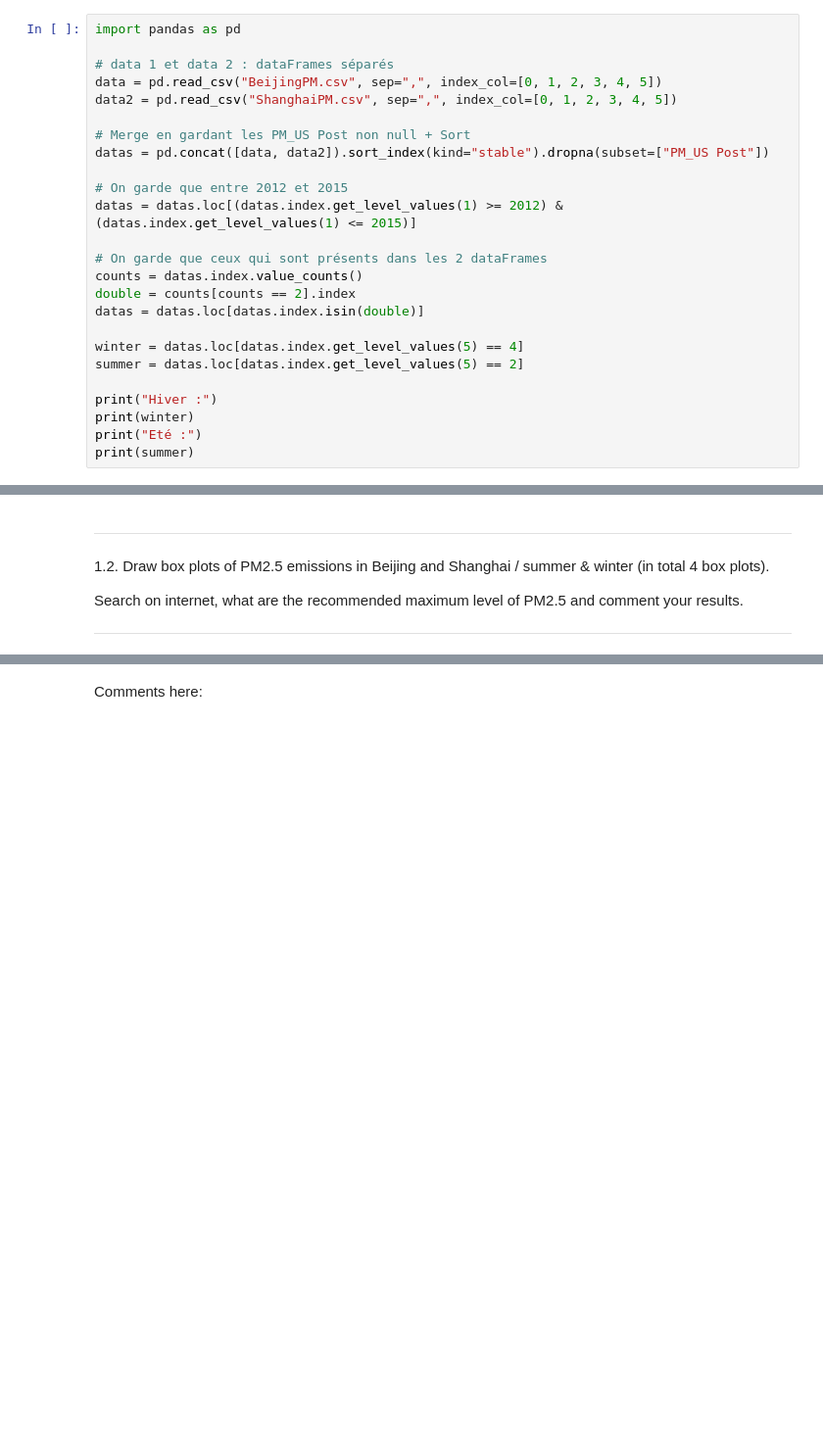
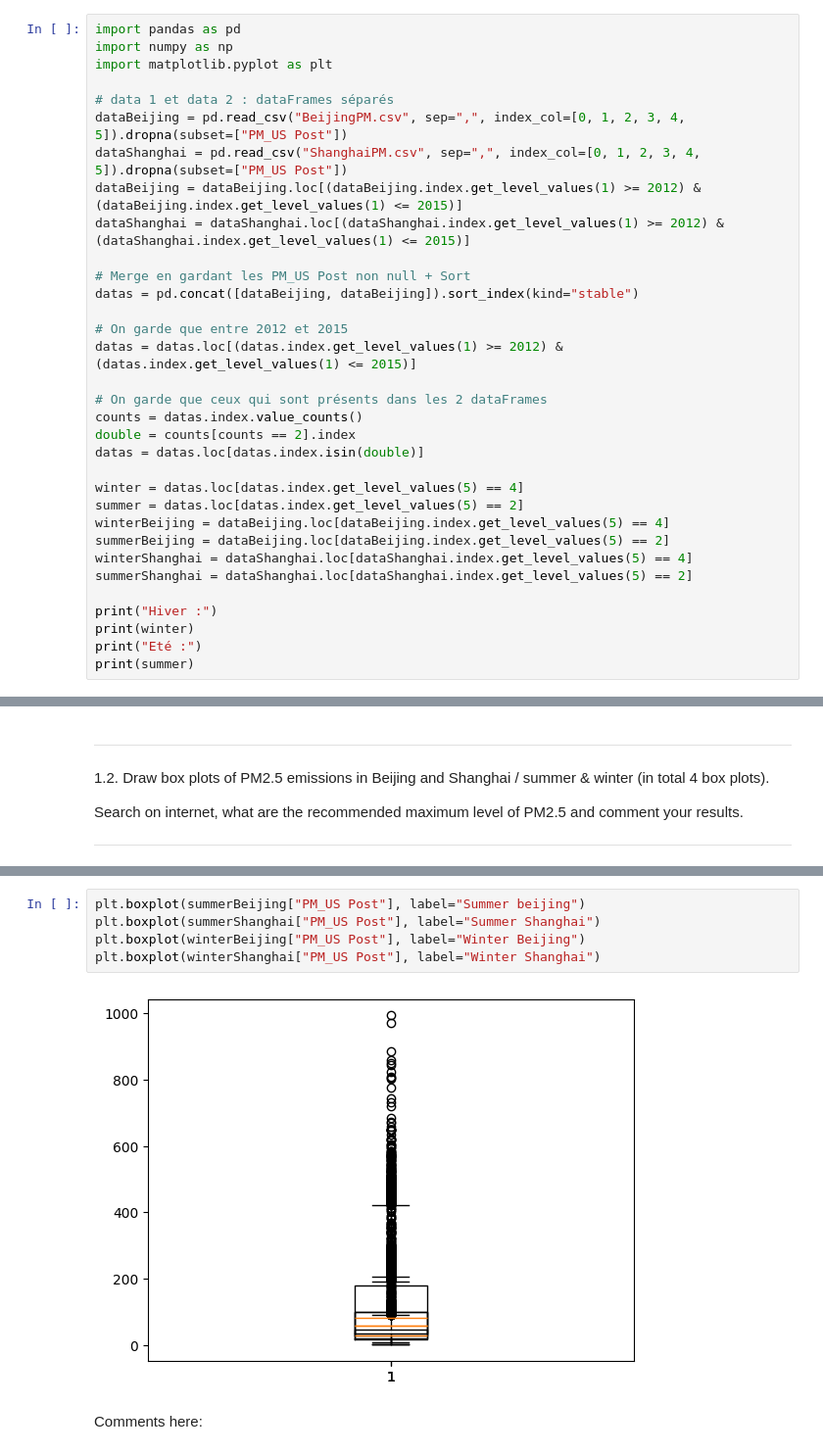
Before and after one commit to lurzullo/ht1, a Jupyter notebook: Hackathon 1.ipynb, the cells around one changed output, grey strips where cells are left out. Shown: that part at 98% size. Cells and saved outputs as stored; diff of their text form; blank space fills up the shorter version.

```diff
--- a/Hackathon 1.ipynb
+++ b/Hackathon 1.ipynb
@@ -79,13 +79,17 @@ Use the field 'season' to split the data of Shanghai and Bejing into:
 ------------------------------------------------------------------------------------------------------
 # %%
 import pandas as pd
+import numpy as np
+import matplotlib.pyplot as plt
 
 # data 1 et data 2 : dataFrames séparés
-data = pd.read_csv("BeijingPM.csv", sep=",", index_col=[0, 1, 2, 3, 4, 5])
-data2 = pd.read_csv("ShanghaiPM.csv", sep=",", index_col=[0, 1, 2, 3, 4, 5])
+dataBeijing = pd.read_csv("BeijingPM.csv", sep=",", index_col=[0, 1, 2, 3, 4, 5]).dropna(subset=["PM_US Post"])
+dataShanghai = pd.read_csv("ShanghaiPM.csv", sep=",", index_col=[0, 1, 2, 3, 4, 5]).dropna(subset=["PM_US Post"])
+dataBeijing = dataBeijing.loc[(dataBeijing.index.get_level_values(1) >= 2012) & (dataBeijing.index.get_level_values(1) <= 2015)]
+dataShanghai = dataShanghai.loc[(dataShanghai.index.get_level_values(1) >= 2012) & (dataShanghai.index.get_level_values(1) <= 2015)]
 
 # Merge en gardant les PM_US Post non null + Sort
-datas = pd.concat([data, data2]).sort_index(kind="stable").dropna(subset=["PM_US Post"])
+datas = pd.concat([dataBeijing, dataBeijing]).sort_index(kind="stable")
 
 # On garde que entre 2012 et 2015
 datas = datas.loc[(datas.index.get_level_values(1) >= 2012) & (datas.index.get_level_values(1) <= 2015)]
@@ -97,6 +101,10 @@ datas = datas.loc[datas.index.isin(double)]
 
 winter = datas.loc[datas.index.get_level_values(5) == 4]
 summer = datas.loc[datas.index.get_level_values(5) == 2]
+winterBeijing = dataBeijing.loc[dataBeijing.index.get_level_values(5) == 4]
+summerBeijing = dataBeijing.loc[dataBeijing.index.get_level_values(5) == 2]
+winterShanghai = dataShanghai.loc[dataShanghai.index.get_level_values(5) == 4]
+summerShanghai = dataShanghai.loc[dataShanghai.index.get_level_values(5) == 2]
 
 print("Hiver :")
 print(winter)
@@ -140,3 +178,10 @@ Search on internet, what are the recommended maximum level of PM2.5 and comment
+# %%
+plt.boxplot(summerBeijing["PM_US Post"], label="Summer beijing")
+plt.boxplot(summerShanghai["PM_US Post"], label="Summer Shanghai")
+plt.boxplot(winterBeijing["PM_US Post"], label="Winter Beijing")
+plt.boxplot(winterShanghai["PM_US Post"], label="Winter Shanghai")
+# %% [output]
+[figure, added]
 # %% [markdown]
 Comments here:
 # %% [markdown]
```
Also changed, not shown: parts of 4 cells of this notebook.
